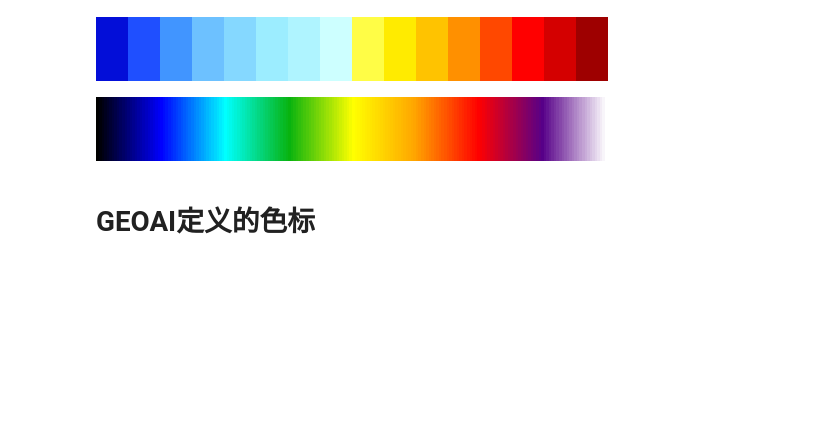
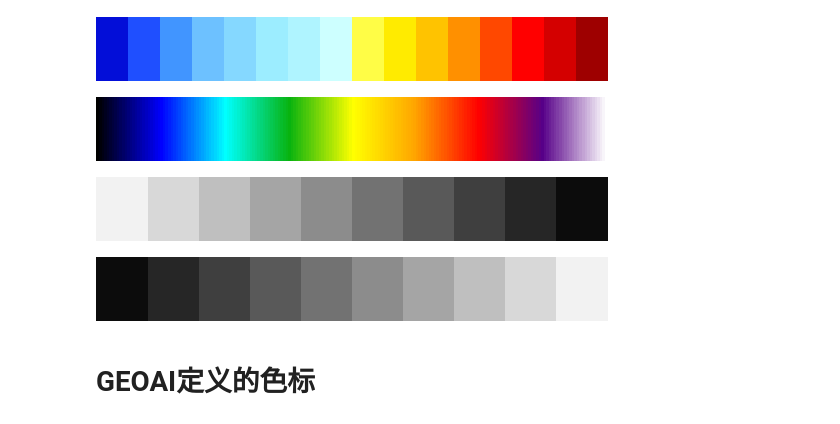
Before and after one commit to Kimizhao/cmaps, a Jupyter notebook: notebook/cmaps_demo2.ipynb, the cells around one changed output. Drawn from its saved outputs; the diff is of its cells as text; code cells hidden in the pictures; blank space fills up the shorter version.

```diff
--- a/notebook/cmaps_demo2.ipynb
+++ b/notebook/cmaps_demo2.ipynb
@@ -10,6 +10,14 @@ cmaps.GMT_panoply
 cmaps.BkBlAqGrYeOrReViWh200
 # %% [output]
 [figure]
+# %%
+cmaps.GMT_gray_r
+# %% [output]
+[figure, added]
+# %%
+cmaps.GMT_gray
+# %% [output]
+[figure, added]
 # %% [markdown]
 # GEOAI定义的色标
 # %% [markdown]
```
Also changed, not shown: parts of 10 cells of this notebook, 8 other files.
